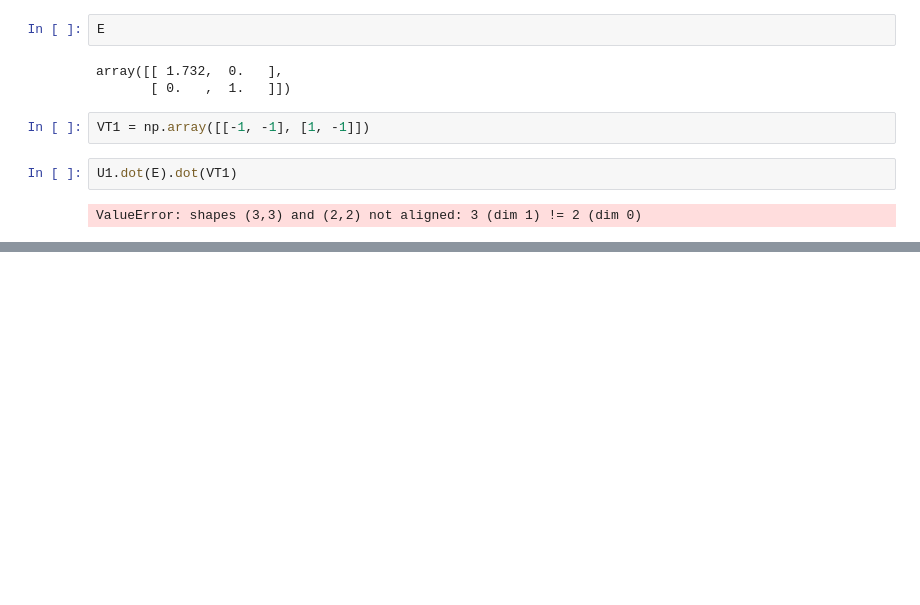
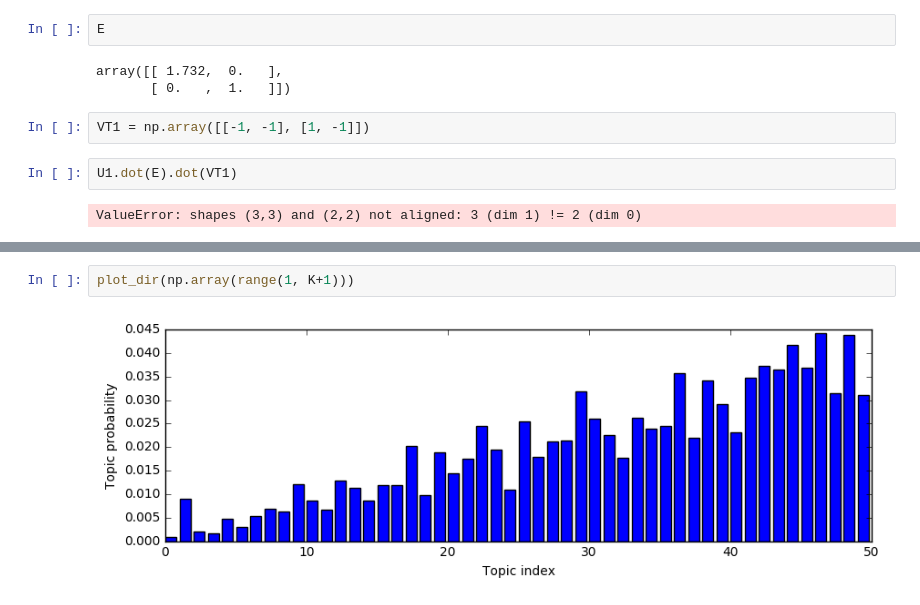
Before and after one commit to egorbunov/spbau, a Jupyter notebook: infret/hw3/playground.ipynb, the cells around one changed output, grey strips where cells are left out. Drawn from its saved outputs; the diff is of its cells as text; blank space fills up the shorter version.

```diff
--- a/infret/hw3/playground.ipynb
+++ b/infret/hw3/playground.ipynb
@@ -268,0 +290,4 @@ ValueError: shapes (3,3) and (2,2) not aligned: 3 (dim 1) != 2 (dim 0)
+# %%
+plot_dir(np.array(range(1, K+1)))
+# %% [output]
+[figure, added]
```
Also changed, not shown: parts of 13 cells of this notebook, 7 other files.
